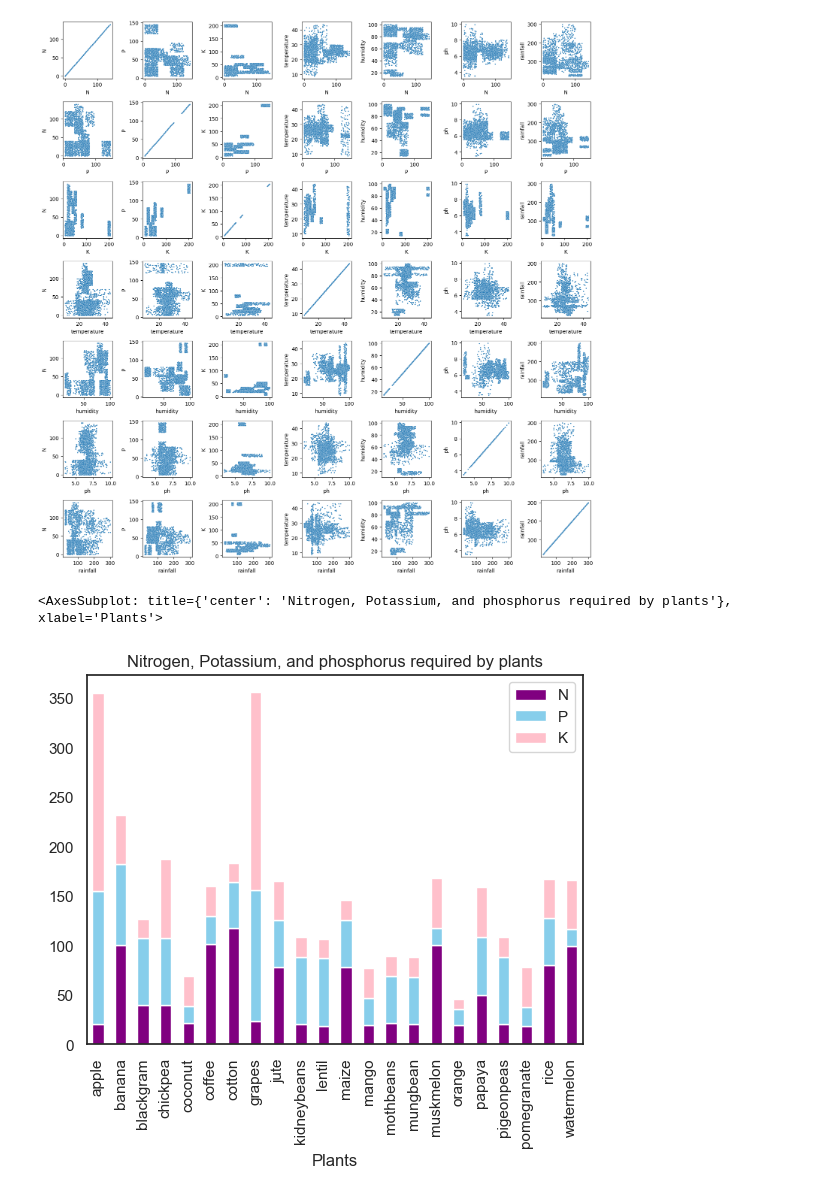
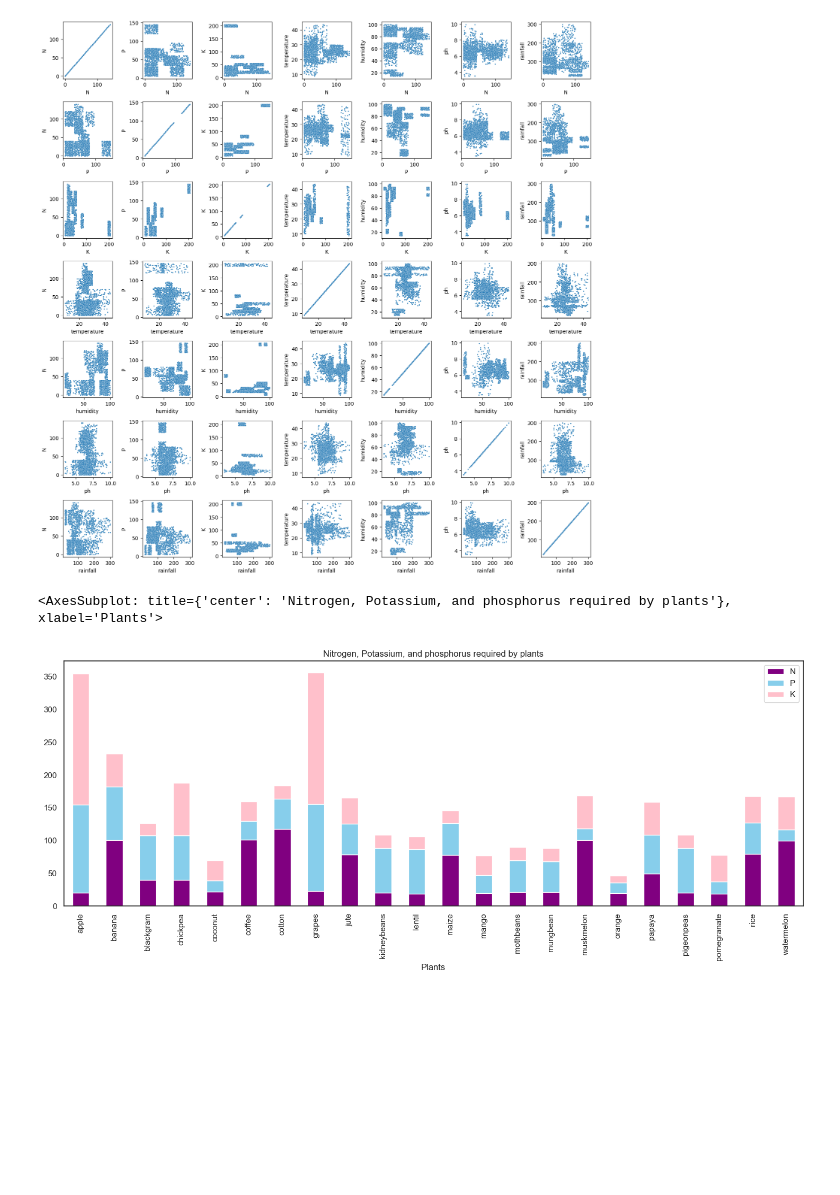
Before and after one commit to SOILCHECK/soil-check, a Jupyter notebook: data_analysis.ipynb, the cells around one changed output. Saved outputs shown, nothing was run; the diff lists cells and outputs as text; code cells hidden in the pictures; blank space fills up the shorter version.

```diff
--- a/data_analysis.ipynb
+++ b/data_analysis.ipynb
@@ -80,7 +82,7 @@ fig.tight_layout(h_pad=1, w_pad=1)
 # %%
 data2 = data.groupby('label')['N', 'P', 'K'].mean()
 data2.plot(kind='bar', stacked=True, color=['purple', 'skyblue', 'pink'], title = "Nitrogen, Potassium, and phosphorus required by plants",
-    xlabel = "Plants", size = )
+    xlabel = "Plants", figsize = (18,6))
 # %% [output]
 <AxesSubplot: title={'center': 'Nitrogen, Potassium, and phosphorus required by plants'}, xlabel='Plants'>
-[figure, old version]
+[figure, new version]
```
Also changed, not shown: parts of 6 cells of this notebook, 2 other files.
